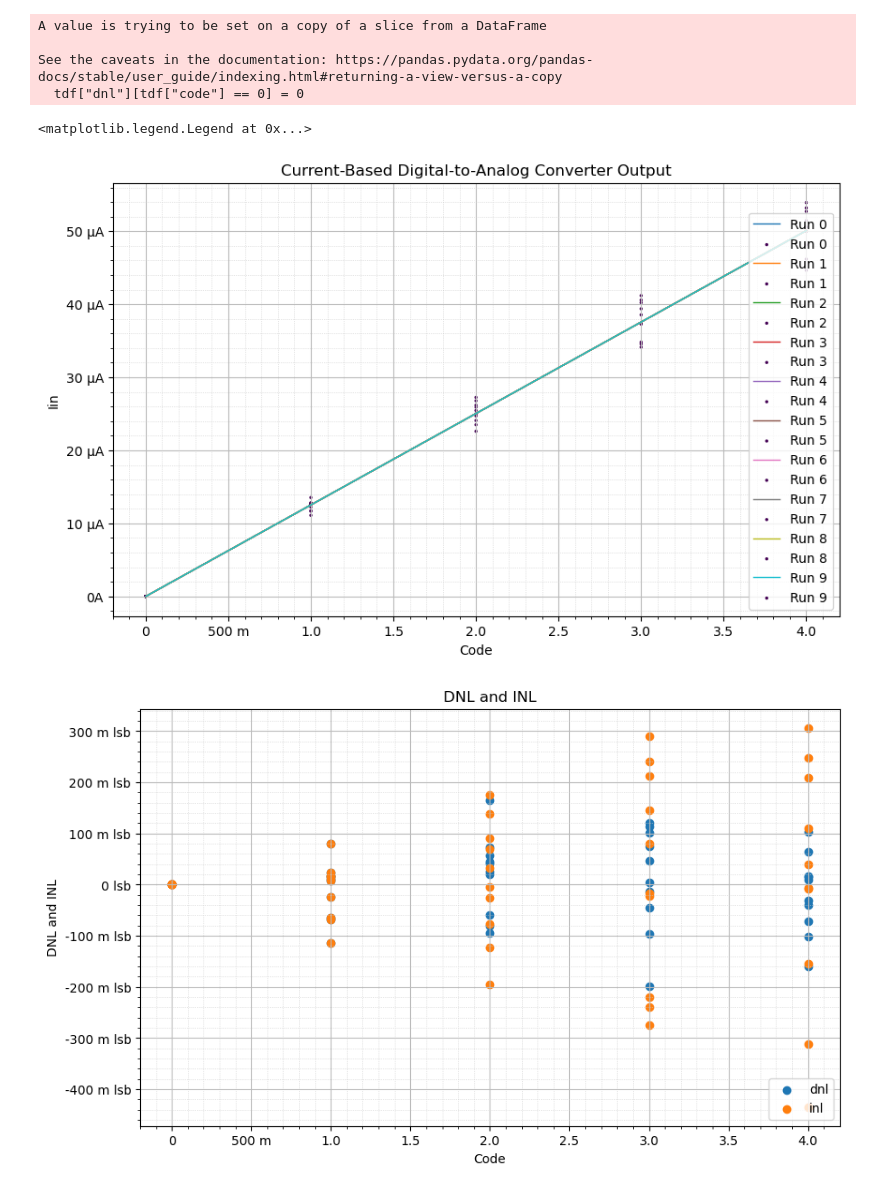
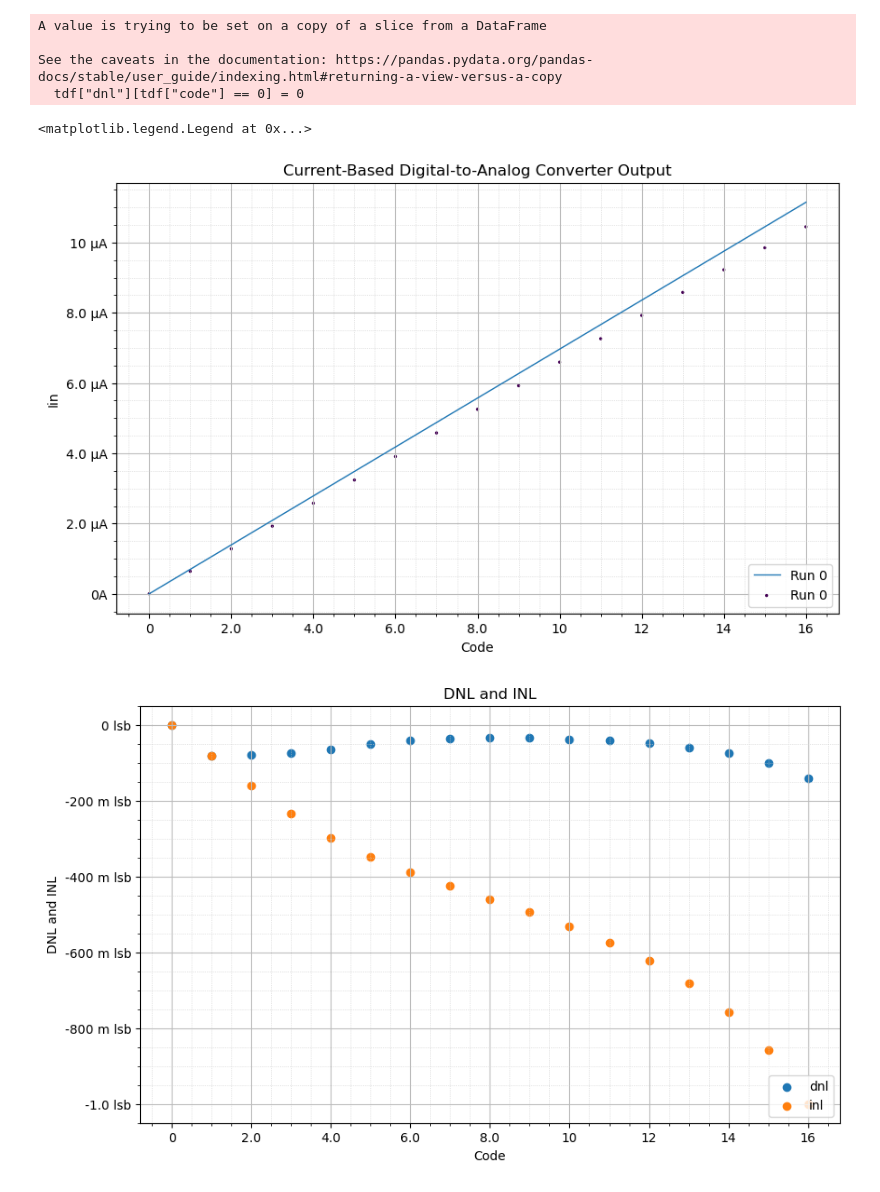
Before and after one commit to ianeyk/vlsi, a Jupyter notebook: mp5/simulations/plot_dac_mc.ipynb, the cells around one changed output. Saved outputs shown, nothing was run; the diff lists cells and outputs as text; code cells hidden in the pictures.

```diff
--- a/mp5/simulations/plot_dac_mc.ipynb
+++ b/mp5/simulations/plot_dac_mc.ipynb
@@ -6,9 +6,9 @@ import os
 from si_prefix import si_format
 import mc_helper
 # %%
-n_codes = 5
+n_codes = 16
 mc_simulations = []
-results_dir = "current_steering_dac/3/"
+results_dir = "current_steering_dac/4/"
 
 for filenum, filename in enumerate(os.listdir(results_dir)):
     df = pd.read_csv(os.path.join(results_dir, filename), delimiter = "\s+")
@@ -34,6 +34,7 @@ mc_helper.axes_labels("Code", "", "Iin", "A", "Current-Based Digital-to-Analog C
 mc_helper.make_grids()
 
 Iin_for_max_code = np.mean(tdf["Iin"][tdf["code"] == max(tdf["code"])])
+# Iin_for_max_code = 10e-6
 # Iin_for_min_code = np.mean(tdf["Iin"][tdf["code"] == min(tdf["code"])+1])
 Iin_for_min_code = 0
 
@@ -91,7 +92,7 @@ Raw dataframe:
 A value is trying to be set on a copy of a slice from a DataFrame
 
 See the caveats in the documentation: https://pandas.pydata.org/pandas-docs/stable/user_guide/indexing.html#returning-a-view-versus-a-copy
   tdf["dnl"][tdf["code"] == 0] = 0
 <matplotlib.legend.Legend at 0x...>
-[figure, old version]
+[figure, new version]
-[figure, old version]
+[figure, new version]
```
Also changed, not shown: parts of 1 cell of this notebook, 4 other files.
